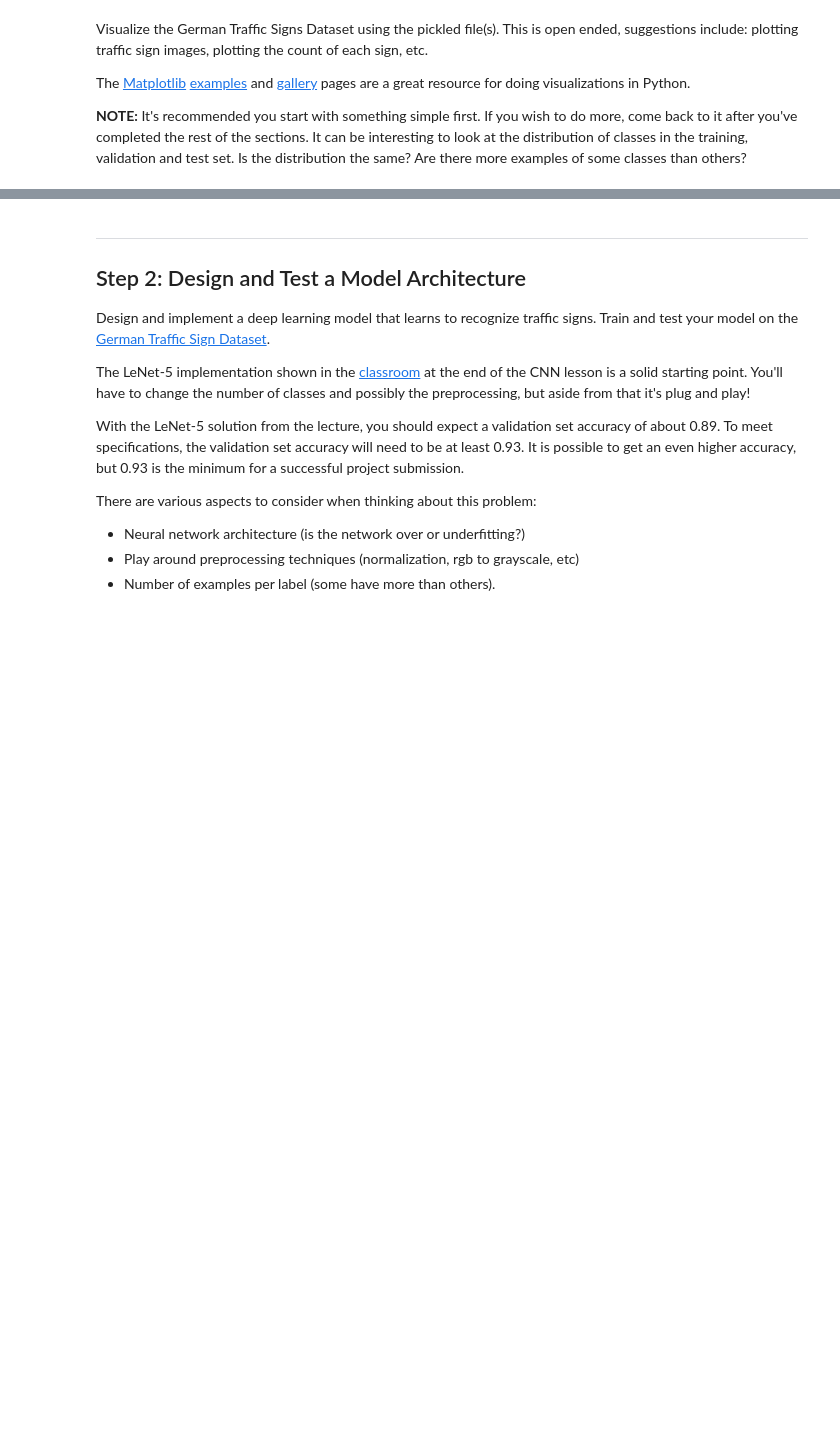
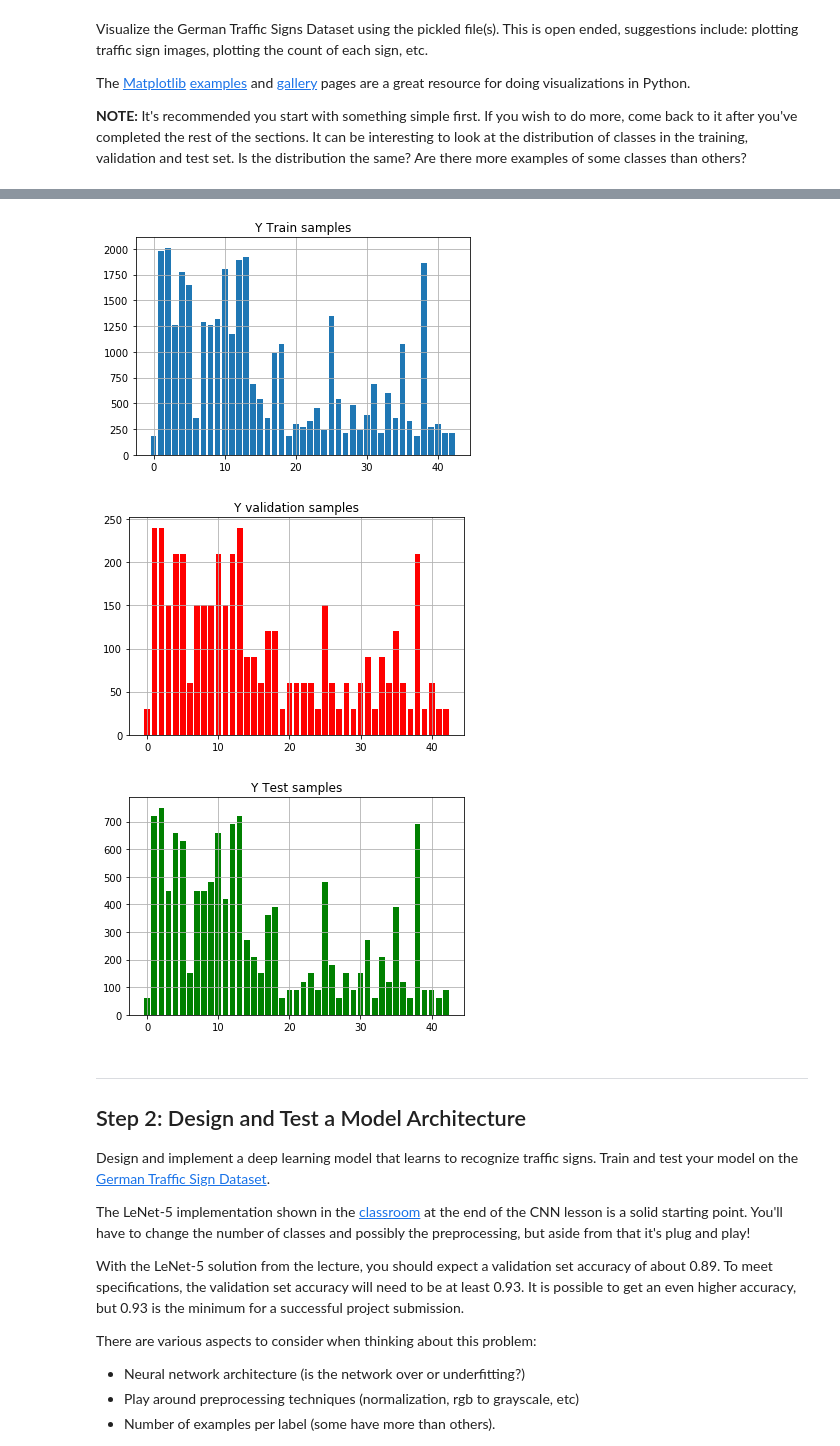
Before and after one commit to ildefonsotico/TrafficSignsClassification, a Jupyter notebook: Traffic_Sign_Classifier.ipynb, the cells around one changed output, grey strips where cells are left out. Saved outputs shown, nothing was run; the diff lists cells and outputs as text; code cells hidden in the pictures; blank space fills up the shorter version.

```diff
--- a/Traffic_Sign_Classifier.ipynb
+++ b/Traffic_Sign_Classifier.ipynb
@@ -115,3 +135,26 @@ print(y_train[index])
+# %%
+
+unique_train, counts_train = np.unique(y_train, return_counts=True)
+plt.bar(unique_train, counts_train)
+plt.grid()
+plt.title("Y Train samples")
+plt.show()
+
+unique_valid, counts_valid = np.unique(y_valid, return_counts=True)
+plt.bar(unique_valid, counts_valid, color='r')
+plt.grid()
+plt.title("Y validation samples")
+plt.show()
+
+unique_test, counts_test = np.unique(y_test, return_counts=True)
+plt.bar(unique_test, counts_test, color='g')
+plt.grid()
+plt.title("Y Test samples")
+plt.show()
+# %% [output]
+[figure, added]
+[figure, added]
+[figure, added]
 # %% [markdown]
 ----
 
```
Also changed, not shown: parts of 14 cells of this notebook.
